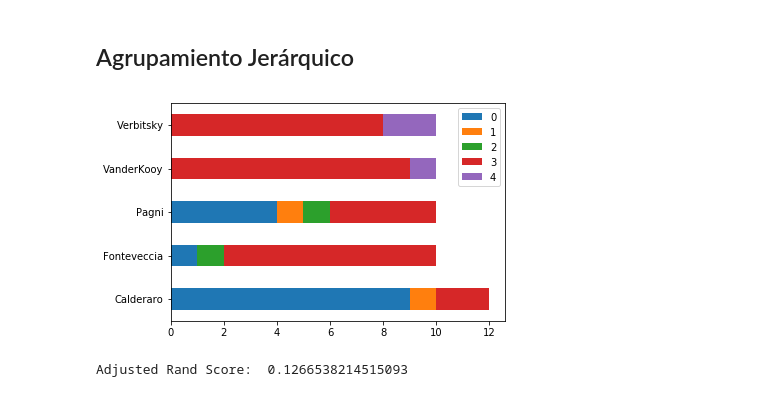
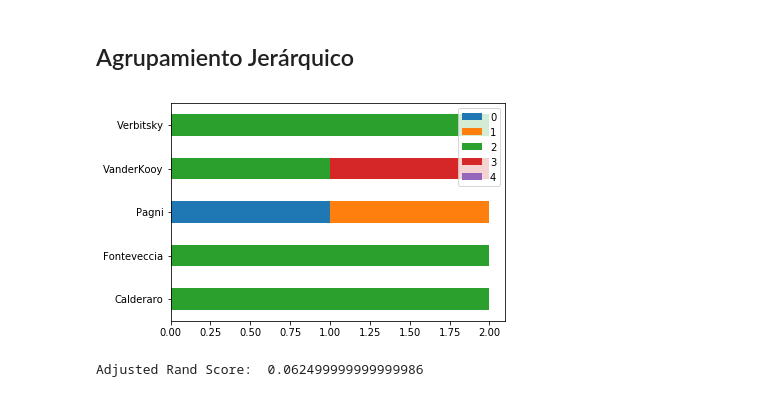
Before and after one commit to marcelolynch/machinelearning, a Jupyter notebook: tp4/Textos.ipynb, the cells around one changed output. Cells and saved outputs as stored; diff of their text form; code cells hidden in the pictures.

Commit message:
Agrupamiento jerarquico con menos ejemplos para visualizar el dendrograma

```diff
--- a/tp4/Textos.ipynb
+++ b/tp4/Textos.ipynb
@@ -172,25 +175,36 @@ plot_color_bars(classifications, ['Calderaro', 'Fonteveccia', 'Pagni', 'VanderKo
 # %% [markdown]
 ## Agrupamiento Jerárquico
-# %%
-from hierarchy import HierarchicalClassifier
-
-hc = HierarchicalClassifier(distance_measure = 'centroid')
-hc.fit(X)
+# %%
+from hierarchy import HierarchicalClassifier
+
+TEXTS_PER_AUTHOR = 2
+
+hc = HierarchicalClassifier(distance_measure = 'centroid')
+selected = []
+y_s = []
+Xy_r = list(zip(X,y))
+np.random.shuffle(Xy_r)
+X_r, y_r = zip(*Xy_r)
+for a in ['Calderaro', 'Fonteveccia', 'Pagni', 'VanderKooy', 'Verbitsky']:
+    y_s.extend([a for _ in range(TEXTS_PER_AUTHOR)])
+    selected.extend([xx for (xx,yy) in zip(X_r,y_r) if yy == a][:TEXTS_PER_AUTHOR])
+
+hc.fit(selected)
 # %%
-classes = hc.predict(X, 5)
+classes = hc.predict(selected, 4)
 
 classifications = defaultdict(list)
-for c in zip(y, classes):
+for c in zip(y_s, classes):
     classifications[c[0]].append(c[1])
 
 authors = ['Calderaro', 'Fonteveccia', 'Pagni', 'VanderKooy', 'Verbitsky']
 values = [0, 1, 2, 3, 4]
 
 plot_color_bars(classifications, authors, values)
-labels_true = y
+labels_true = y_s
 labels_pred = classes
 ars = metrics.adjusted_rand_score(labels_true, labels_pred)
 print('Adjusted Rand Score: ', ars)
 # %% [output]
-[figure, old version]
+[figure, new version]
-Adjusted Rand Score:  0.1266538214515093
+Adjusted Rand Score:  0.062499999999999986
```
Also changed, not shown: parts of 7 cells of this notebook, 1 other file.
